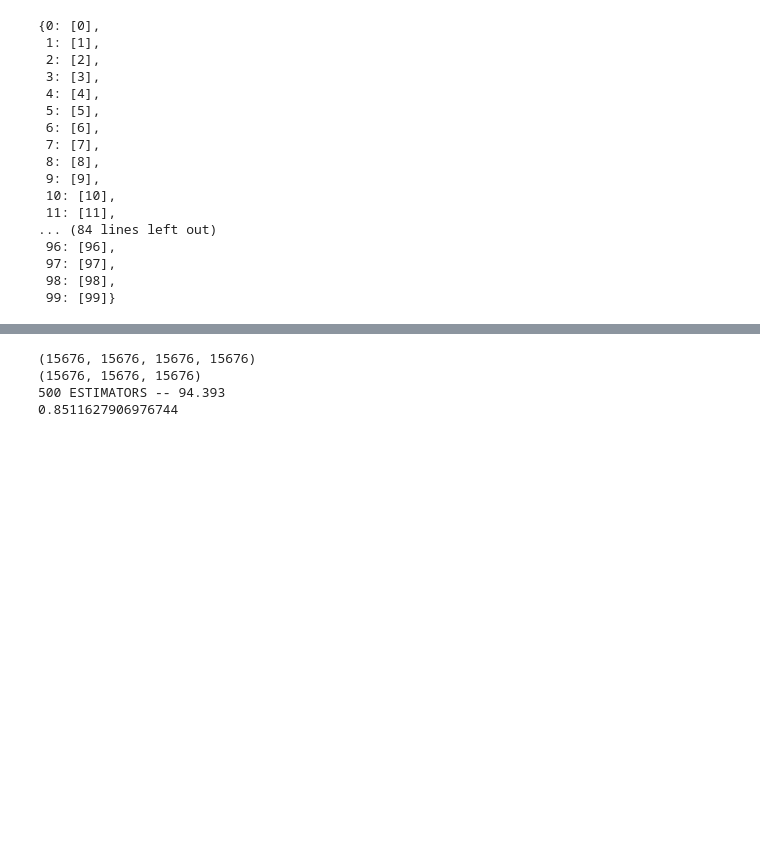
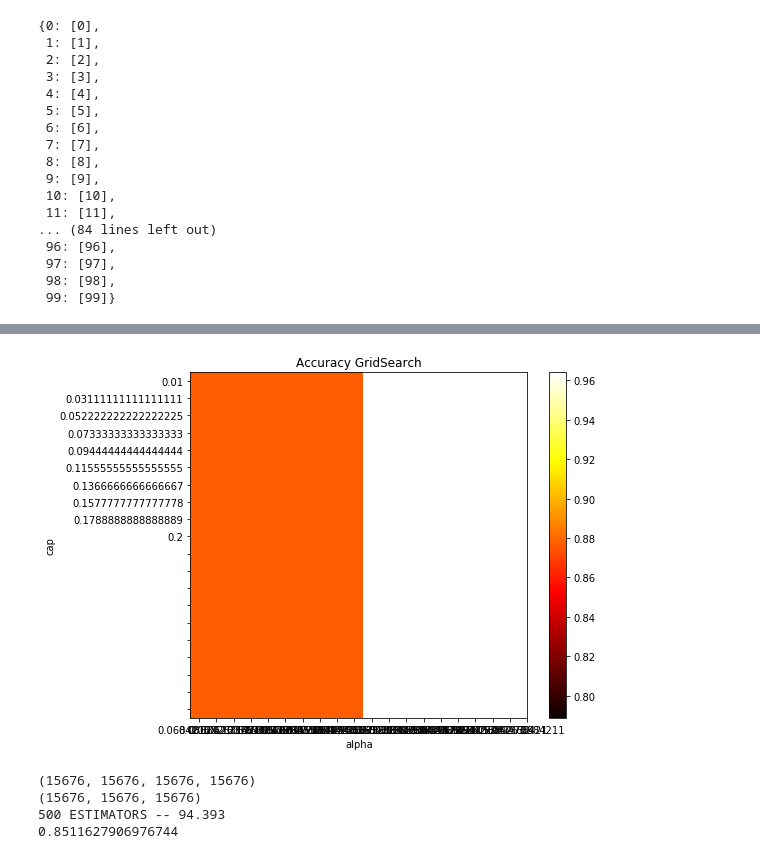
Before and after one commit to kbogas/Cascada, a Jupyter notebook: LiquidDemocracy.ipynb, the cells around one changed output, grey strips where cells are left out. Saved outputs shown, nothing was run; the diff lists cells and outputs as text; code cells hidden in the pictures; blank space fills up the shorter version.

```diff
--- a/LiquidDemocracy.ipynb
+++ b/LiquidDemocracy.ipynb
@@ -125,7 +125,8 @@ tr_test = pip.transform(X_test)
 15443 15443
 # %%
 from sklearn.ensemble import RandomForestClassifier
-clf = RandomForestClassifier(n_estimators=100 ,random_state=42)
+import numpy as np
+clf = RandomForestClassifier(n_estimators=100 ,random_state=42, min_samples_leaf=2)
 clf.fit(tr, y_train)
 pred = clf.predict(tr_test)
 print(accuracy_score(y_test, pred))
@@ -133,0 +135,3 @@ print(accuracy_score(y_test, pred))
+# %%
+for est in clf.estimators_:
+    print(est.predict_proba(tr_test)[0,0])
@@ -243,7 +266,7 @@ from sklearn.preprocessing import MinMaxScaler
 from sklearn.feature_selection import mutual_info_classif
 import numpy as np
 
-class Liquid_Voter(BaseEstimator, ClassifierMixin):
+class Liquid_Voter1(BaseEstimator, ClassifierMixin):
     """
     Liquid Voter delegation mechanism. It builds a standard random forest but
     votes according to the liquid voting mechanism of action. Currently, the competence
@@ -296,7 +319,7 @@ class Liquid_Voter(BaseEstimator, ClassifierMixin):
         import operator
         for est in self.ensemble.estimators_:
             self.competence.append(est.score(X_valid, y_valid))
-        self.ensemble.fit(X,y)
+        #self.ensemble.fit(X,y)
         approves = {}
         approved_by = {}
         approved_by_length = {}
@@ -360,13 +383,13 @@ class Liquid_Voter(BaseEstimator, ClassifierMixin):
             sample_pred = []
             for est_id, delegates in self.delegation_map.items():
                 n_votes = len(delegates)
-                est_predict = self.ensemble.estimators_[est_id].predict(X[sample,:][0])[0]
+                est_predict = self.ensemble.estimators_[est_id].predict(X[sample,:].reshape(1, -1))[0]
                 sample_pred.extend([est_predict for i in xrange(n_votes)])
             final_pred.append(collections.Counter(sample_pred).most_common()[0][0])
         return np.array(final_pred)
 
-lv = Liquid_Voter(alpha=0.2, cap=0.1, n_estimators=100)
+lv = Liquid_Voter1(alpha=0.18, cap=0.1, n_estimators=100)
 lv.fit(tr,y_train)
-y_test = lv.predict(tr_test)
+pred = lv.predict(tr_test)
 print(accuracy_score(y_test, pred))
 # %% [output]
@@ -374,9 +719,12 @@ print(accuracy_score(y_test, pred))
 # %%
 parameters2 = {
-    "alpha":np.linspace(0.05, 0.3, 10),
-    "cap":[0.1,0.2,0.05,0.3]
+    "alpha":np.linspace(0.05, 0.4, 20),
+    "cap":np.linspace(0.01, 0.2, 10),
+    'random_state':[42],
+    'n_estimators':[100],
+    'min_samples_leaf':[2,3]
 }
-grid_search = GridSearchCV(Liquid_Voter(n_estimators=100),
+grid_search = GridSearchCV(Liquid_Voter2(n_estimators=100),
                            parameters2,
                            n_jobs=-1,
                            verbose=2)
@@ -396,3 +748,20 @@ print(grid_search.best_params_, grid_search.best_score_)
+# %%
+import matplotlib.pyplot as plt
+%matplotlib inline
+scores = grid_search.cv_results_['mean_test_score'].reshape(len(parameters2['alpha']),
+                                                         len(parameters2['cap']))
+plt.figure(figsize=(8, 6))
+plt.subplots_adjust(left=.2, right=0.95, bottom=0.15, top=0.95)
+plt.imshow(scores, interpolation='nearest', cmap=plt.cm.hot)
+plt.xlabel('alpha')
+plt.ylabel('cap')
+plt.colorbar()
+plt.xticks(np.arange(len(parameters2['alpha'])), parameters2['alpha'])
+plt.yticks(np.arange(len(parameters2['alpha'])), parameters2['cap'])
+plt.title('Accuracy GridSearch')
+plt.show()
+# %% [output]
+[figure, added]
 # %%
 
 
```
Also changed, not shown: parts of 16 cells of this notebook, 2 other files.
